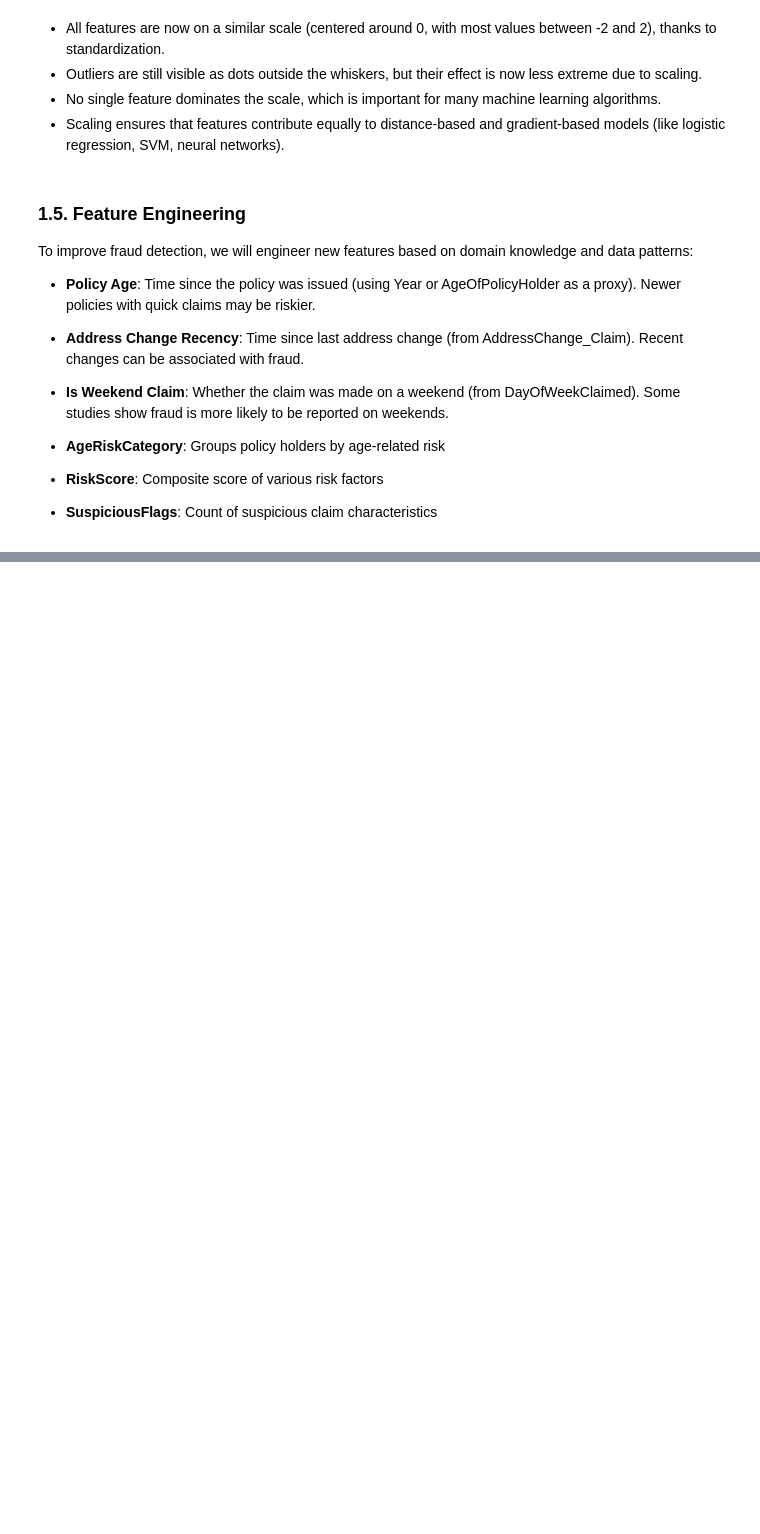
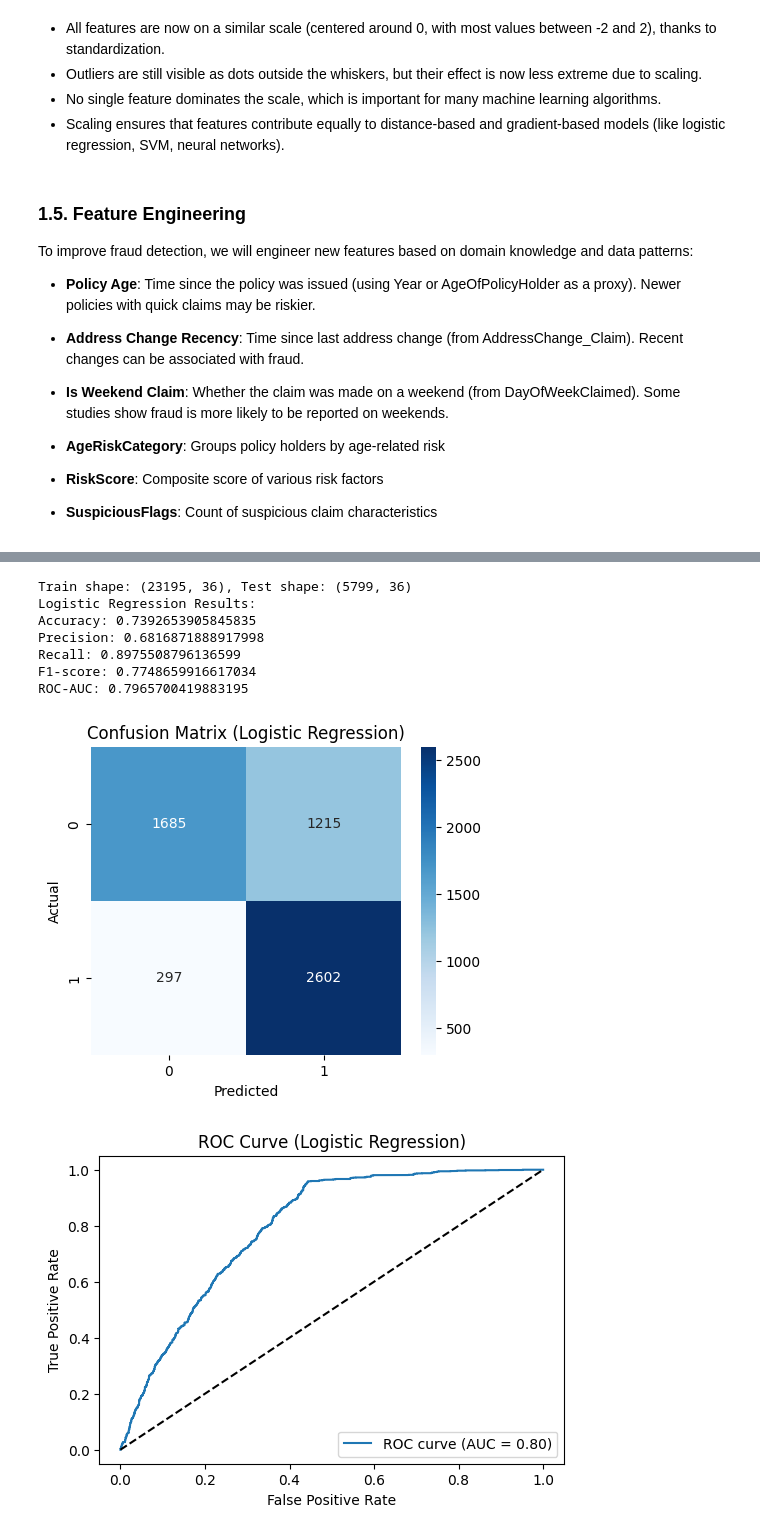
Before and after one commit to ghsaberr/claims-fraud-detection, a Jupyter notebook: claims-fraud-detection.ipynb, the cells around one changed output, grey strips where cells are left out. Drawn from its saved outputs; the diff is of its cells as text; code cells hidden in the pictures; blank space fills up the shorter version.

Commit message:
model developement

```diff
--- a/claims-fraud-detection.ipynb
+++ b/claims-fraud-detection.ipynb
@@ -635,0 +663,54 @@ display(X_resampled[['PolicyAge', 'AddressChangeRecency', 'IsWeekendClaim', 'Age
+# %%
+# Data Split
+from sklearn.model_selection import train_test_split
+
+X_train, X_test, y_train, y_test = train_test_split(
+    X_resampled, y_resampled, test_size=0.2, random_state=42, stratify=y_resampled
+)
+print(f"Train shape: {X_train.shape}, Test shape: {X_test.shape}")
+
+# Baseline Model: Logistic Regression
+from sklearn.linear_model import LogisticRegression
+from sklearn.metrics import accuracy_score, precision_score, recall_score, f1_score, roc_auc_score, confusion_matrix, roc_curve
+
+lr = LogisticRegression(max_iter=1000, class_weight='balanced', random_state=42)
+lr.fit(X_train, y_train)
+y_pred = lr.predict(X_test)
+y_proba = lr.predict_proba(X_test)[:, 1]
+
+print("Logistic Regression Results:")
+print("Accuracy:", accuracy_score(y_test, y_pred))
+print("Precision:", precision_score(y_test, y_pred))
+print("Recall:", recall_score(y_test, y_pred))
+print("F1-score:", f1_score(y_test, y_pred))
+print("ROC-AUC:", roc_auc_score(y_test, y_proba))
+
+# Confusion matrix
+cm = confusion_matrix(y_test, y_pred)
+plt.figure(figsize=(5,4))
+sns.heatmap(cm, annot=True, fmt='d', cmap='Blues')
+plt.title('Confusion Matrix (Logistic Regression)')
+plt.xlabel('Predicted')
+plt.ylabel('Actual')
+plt.show()
+
+# ROC curve
+fpr, tpr, _ = roc_curve(y_test, y_proba)
+plt.figure(figsize=(6,4))
+plt.plot(fpr, tpr, label=f'ROC curve (AUC = {roc_auc_score(y_test, y_proba):.2f})')
+plt.plot([0,1], [0,1], 'k--')
+plt.xlabel('False Positive Rate')
+plt.ylabel('True Positive Rate')
+plt.title('ROC Curve (Logistic Regression)')
+plt.legend()
+plt.show()
+# %% [output]
+Train shape: (23195, 36), Test shape: (5799, 36)
+Logistic Regression Results:
+Accuracy: 0.7392653905845835
+Precision: 0.6816871888917998
+Recall: 0.8975508796136599
+F1-score: 0.7748659916617034
+ROC-AUC: 0.7965700419883195
+[figure, added]
+[figure, added]
```
Also changed, not shown: parts of 4 cells of this notebook.
